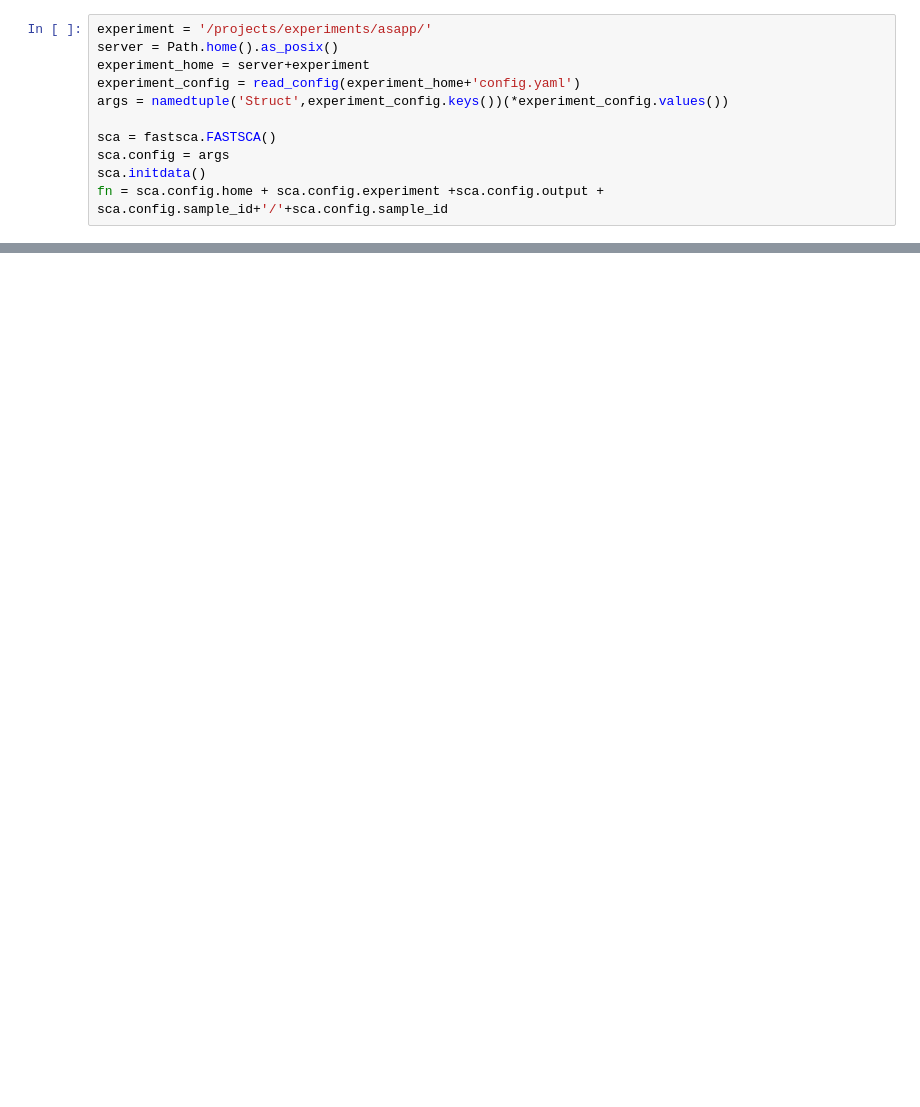
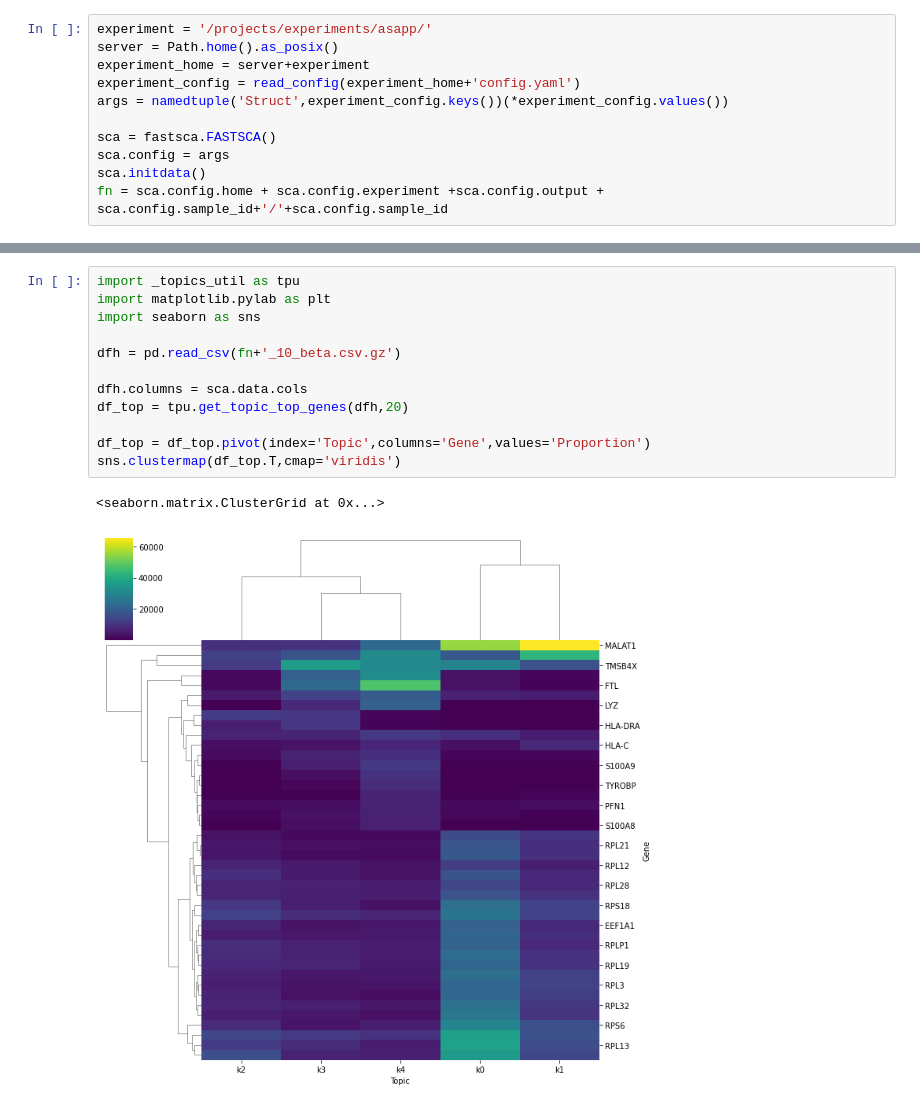
Before and after one commit to causalpathlab/asapp, a Jupyter notebook: asapp/04_cluster_metrics.ipynb, the cells around one changed output, grey strips where cells are left out. Drawn from its saved outputs; the diff is of its cells as text; blank space fills up the shorter version.

```diff
--- a/asapp/04_cluster_metrics.ipynb
+++ b/asapp/04_cluster_metrics.ipynb
@@ -114,0 +97,15 @@ sns.clustermap(df_top.T,cmap='viridis')
+# %%
+import _topics_util as tpu
+import matplotlib.pylab as plt
+import seaborn as sns
+
+dfh = pd.read_csv(fn+'_10_beta.csv.gz')
+
+dfh.columns = sca.data.cols
+df_top = tpu.get_topic_top_genes(dfh,20)
+
+df_top = df_top.pivot(index='Topic',columns='Gene',values='Proportion')
+sns.clustermap(df_top.T,cmap='viridis')
+# %% [output]
+<seaborn.matrix.ClusterGrid at 0x...>
+[figure, added]
```
Also changed, not shown: parts of 9 cells of this notebook, 4 other files.
